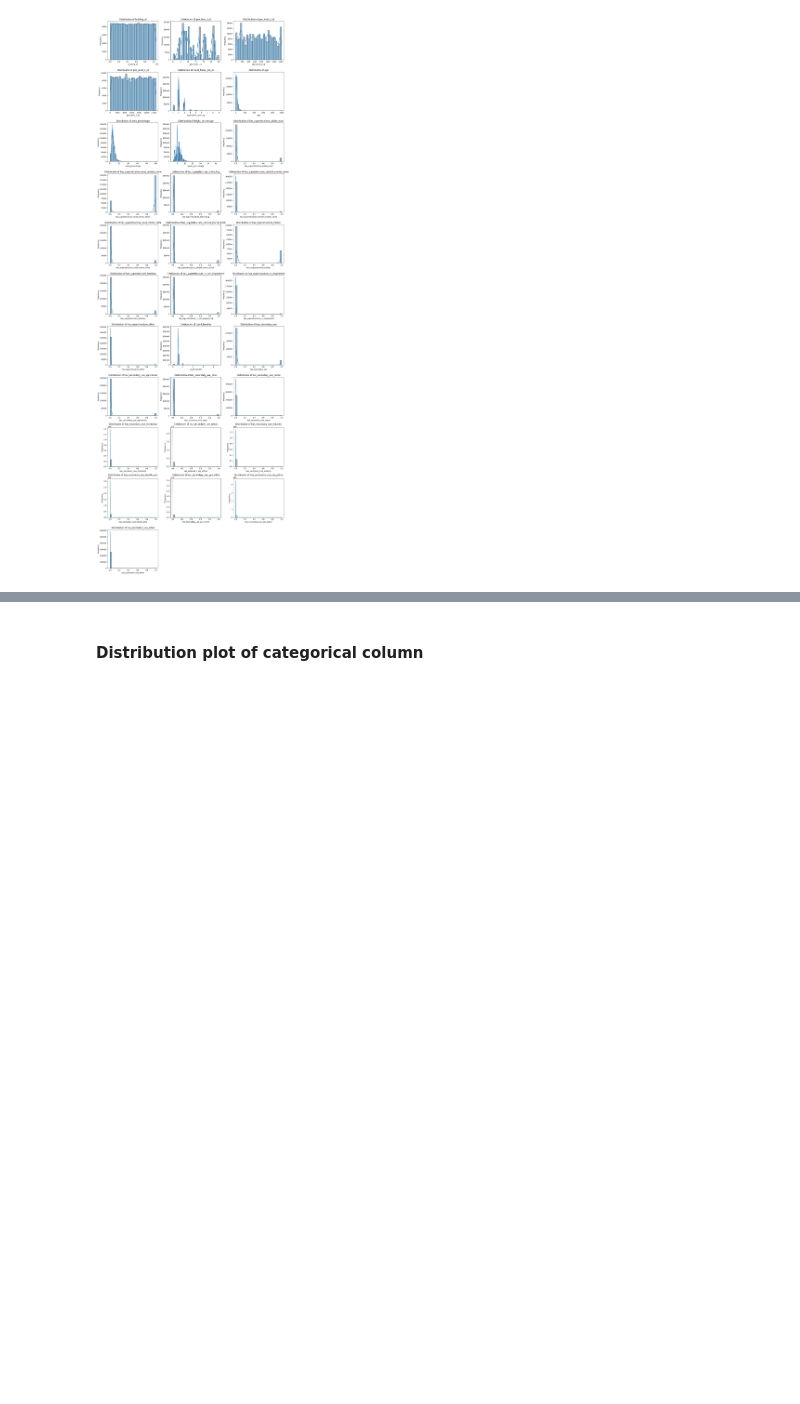
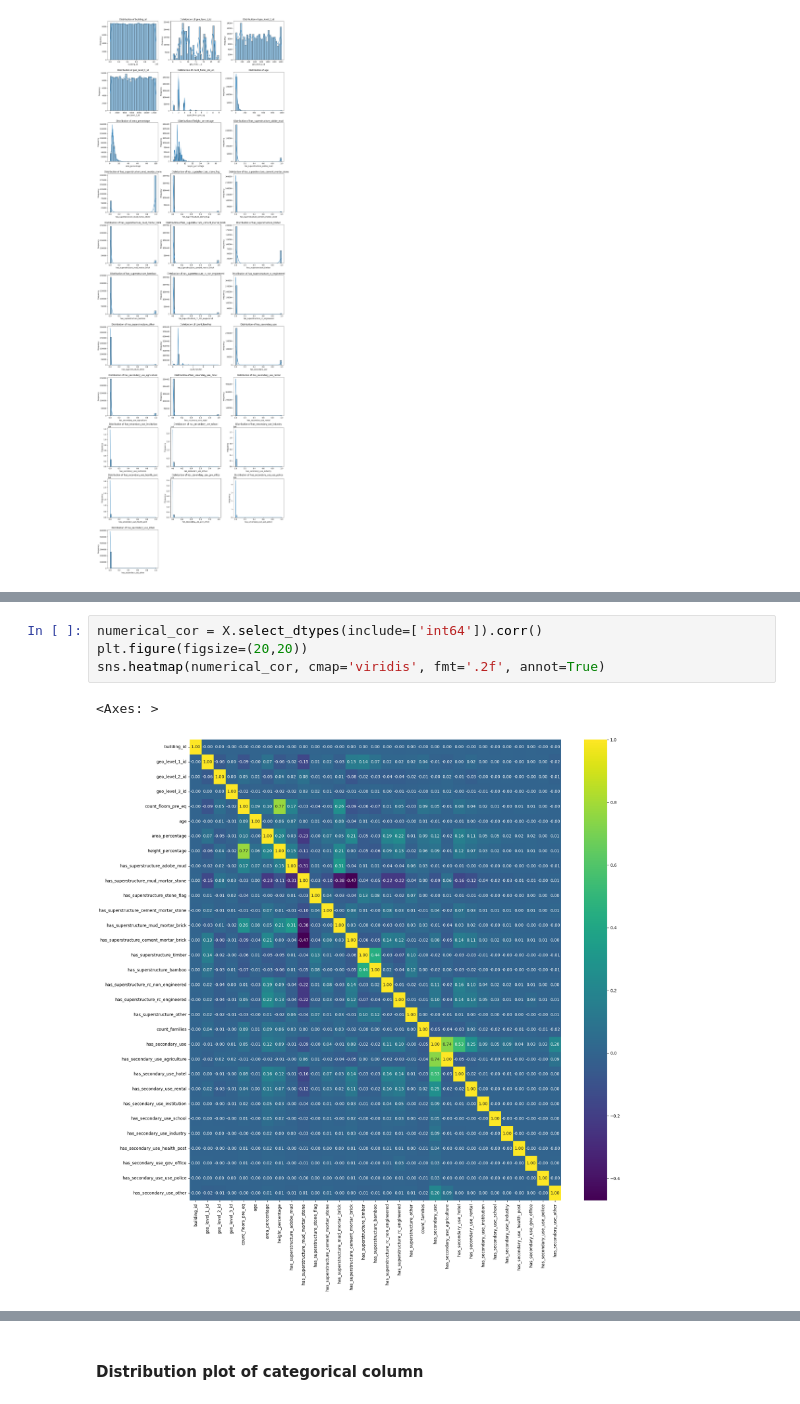
Before and after one commit to PundirNeetu/MiniCompetition, a Jupyter notebook: notebooks/Exploration.ipynb, the cells around one changed output, grey strips where cells are left out. Saved outputs shown, nothing was run; the diff lists cells and outputs as text; blank space fills up the shorter version.

```diff
--- a/notebooks/Exploration.ipynb
+++ b/notebooks/Exploration.ipynb
@@ -294,0 +347,7 @@ plt.show()
+# %%
+numerical_cor = X.select_dtypes(include=['int64']).corr()
+plt.figure(figsize=(20,20))
+sns.heatmap(numerical_cor, cmap='viridis', fmt='.2f', annot=True)
+# %% [output]
+<Axes: >
+[figure, added]
```
Also changed, not shown: parts of 10 cells of this notebook, 4 other files.
